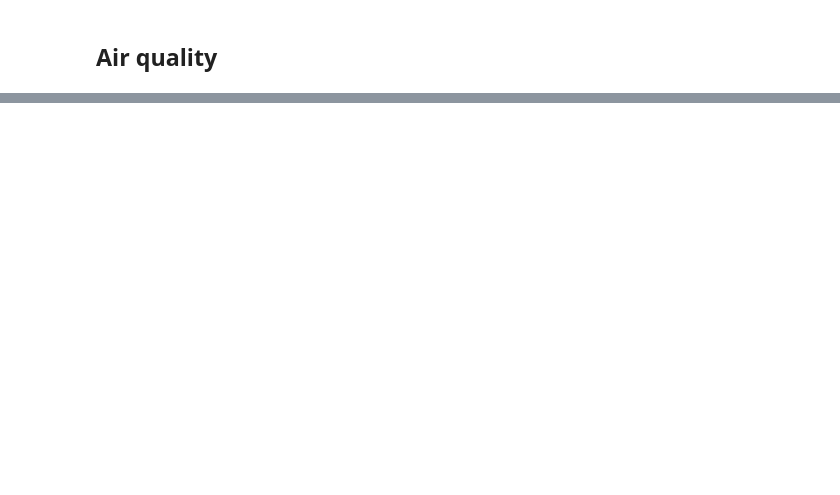
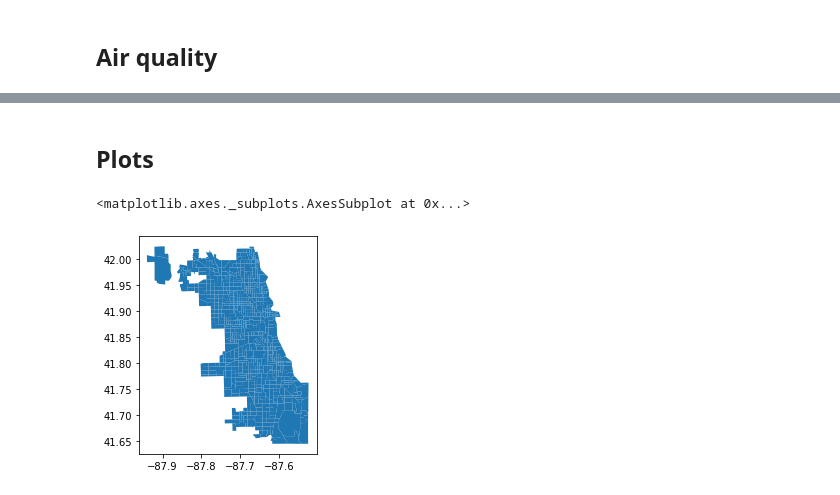
Before and after one commit to Barbarioli/sociome, a Jupyter notebook: eda/eda.ipynb, the cells around one changed output, grey strips where cells are left out. Drawn from its saved outputs; the diff is of its cells as text; code cells hidden in the pictures; blank space fills up the shorter version.

```diff
--- a/eda/eda.ipynb
+++ b/eda/eda.ipynb
@@ -151,0 +529,8 @@ air_quality.head()
+# %% [markdown]
+## Plots
+# %%
+chicago = gpd.read_file('chicago.shp')
+chicago.plot()
+# %% [output]
+<matplotlib.axes._subplots.AxesSubplot at 0x...>
+[figure, added]
```
Also changed, not shown: parts of 81 cells of this notebook.
